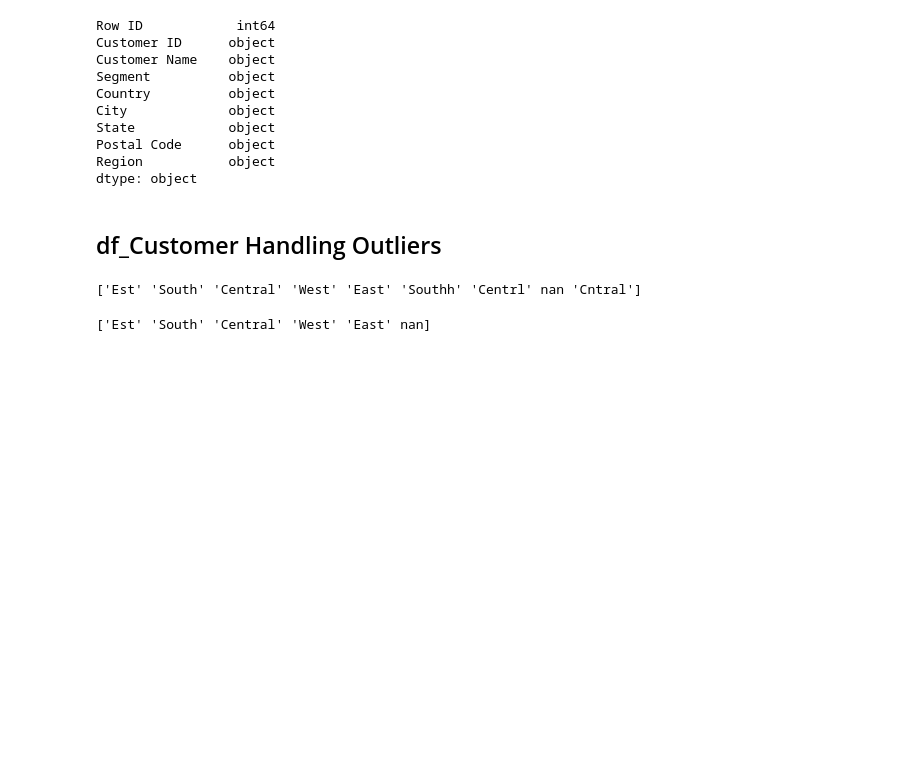
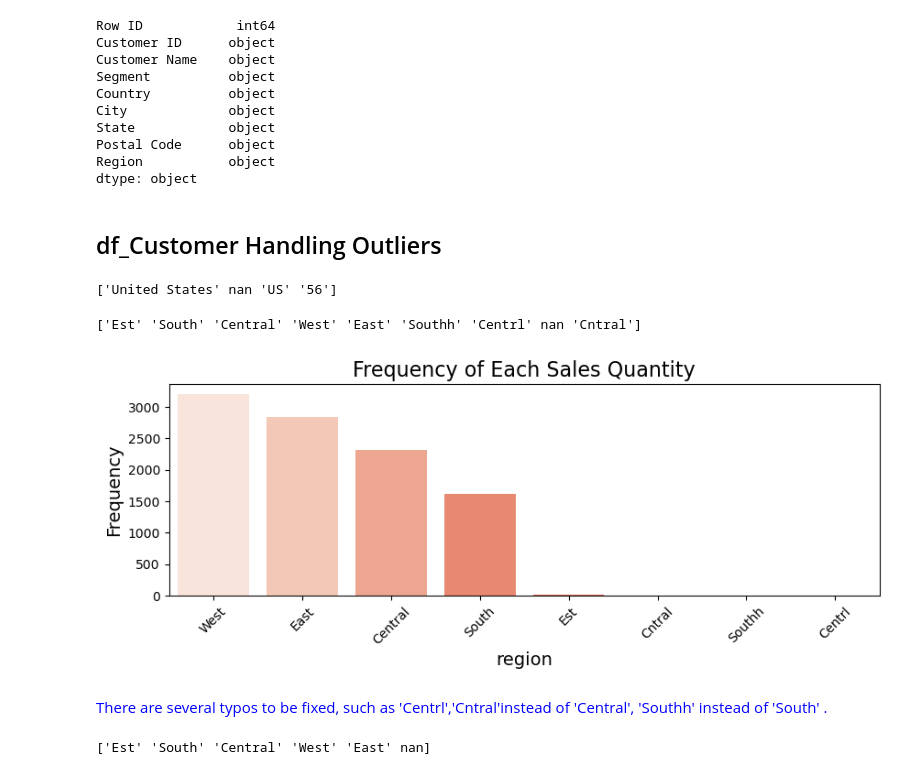
Before and after one commit to hennypurwadi/771951_Dataset_Analysis, a Jupyter notebook: 202370140.ipynb, the cells around one changed output. Saved outputs shown, nothing was run; the diff lists cells and outputs as text; code cells hidden in the pictures; blank space fills up the shorter version.

```diff
--- a/202370140.ipynb
+++ b/202370140.ipynb
@@ -1250,6 +1250,13 @@ Region           object
 dtype: object
 # %% [markdown]
 ## df_Customer Handling Outliers
+# %%
+#Finding Outliers in df_Customer['Country']
+
+unique_country = df_Customer['Country'].unique()
+print(unique_country)
+# %% [output]
+['United States' nan 'US' '56']
 # %%
 #Finding Outliers in df_Customer['Region']
 
@@ -1257,6 +1264,19 @@ unique_region = df_Customer['Region'].unique()
 print(unique_region)
 # %% [output]
 ['Est' 'South' 'Central' 'West' 'East' 'Southh' 'Centrl' nan 'Cntral']
+# %%
+df_Customer_region_counts = df_Customer['Region'].value_counts()
+plt.figure(figsize=(10, 3))
+sns.barplot(x=df_Customer_region_counts.index, y=df_Customer_region_counts.values, palette='Reds')
+plt.title('Frequency of Each Sales Quantity', fontsize=16)
+plt.xlabel('region', fontsize=14)
+plt.ylabel('Frequency', fontsize=14)
+plt.xticks(rotation=45)
+plt.show()
+# %% [output]
+[figure, added]
+# %% [markdown]
+<span style="color: blue;"> There are several typos to be fixed, such as 'Centrl','Cntral'instead of 'Central', 'Southh' instead of  'South' .</span>
 # %%
 # Replace 'Centrl' and 'Cntral' with 'Central' in the 'Region' column
 df_Customer['Region'] = df_Customer['Region'].replace({'Centrl': 'Central', 'Cntral': 'Central', 'Southh': 'South'})
```
Also changed, not shown: parts of 20 cells of this notebook.
